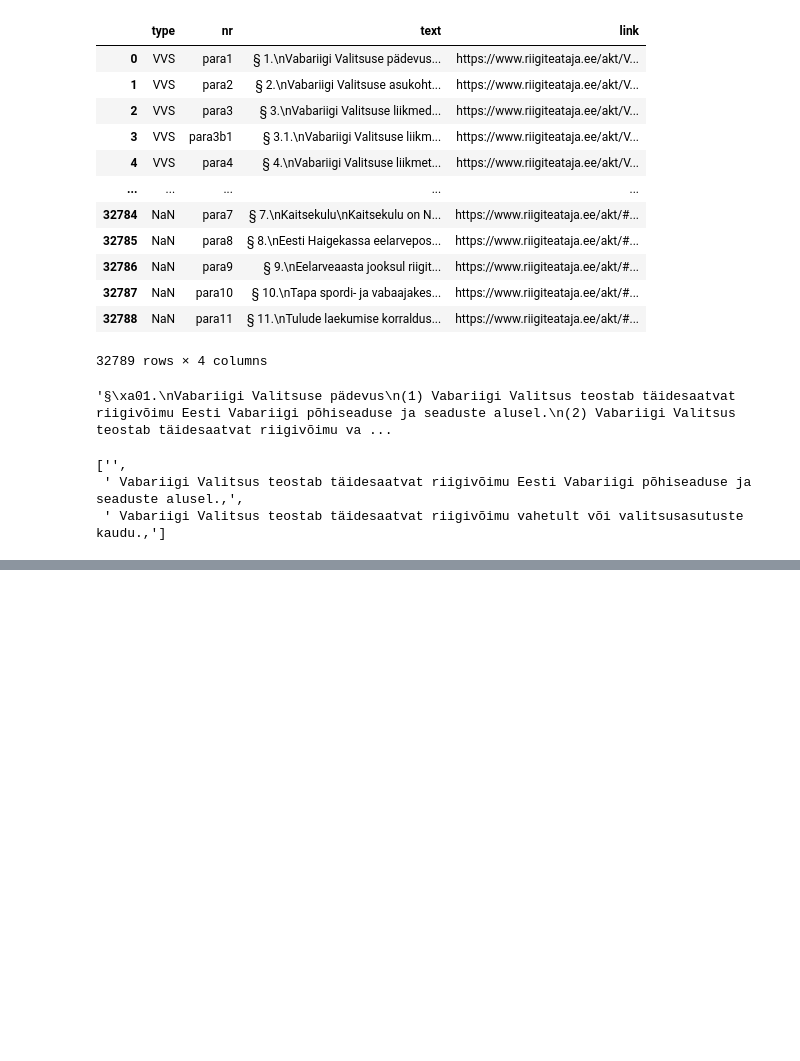
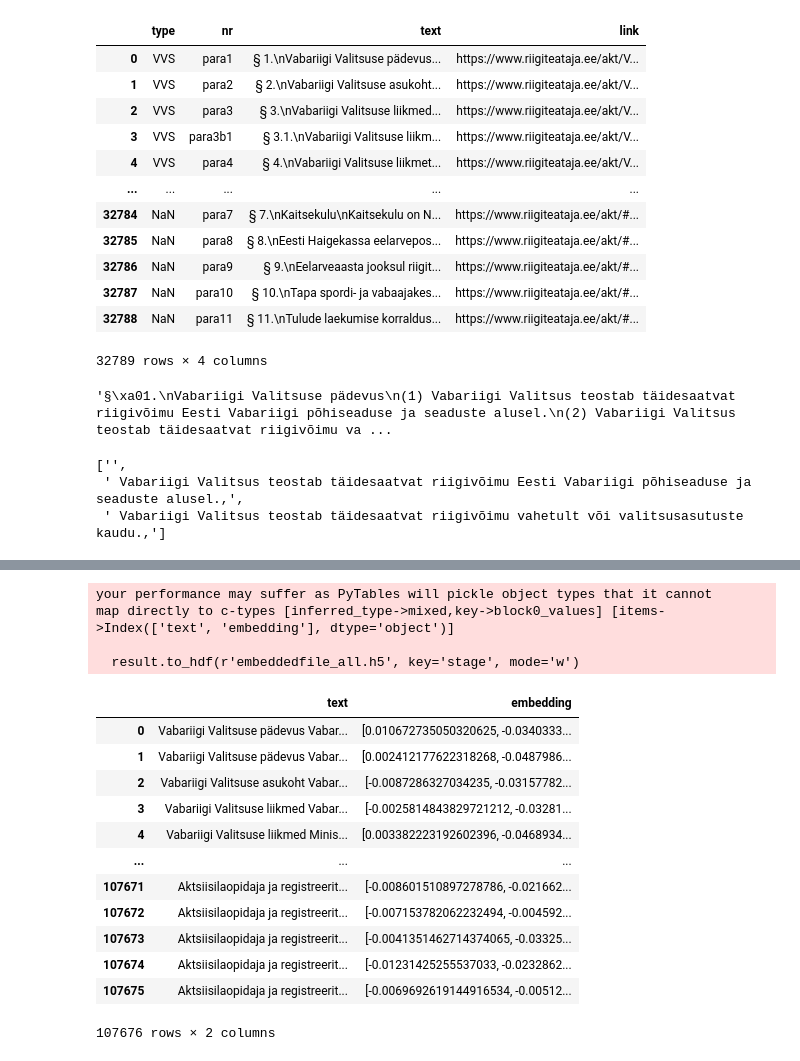
Before and after one commit to LonLoF/NN-Project, a Jupyter notebook: Testing.ipynb, the cells around one changed output, grey strips where cells are left out. Drawn from its saved outputs; the diff is of its cells as text; code cells hidden in the pictures; blank space fills up the shorter version.

```diff
--- a/Testing.ipynb
+++ b/Testing.ipynb
@@ -99,11 +180,32 @@ laws = np.array(df_less["concatenated"])
 #df['text'] = df['text'].astype('str')
 #df['embedding'] = df['embedding'].astype('str')
 # %%
-#otherwise loading is super slow
-#df.to_hdf(r'embeddedfile_2.h5', key='stage', mode='w')
+#loading is super slow
+result.to_hdf(r'embeddedfile_all.h5', key='stage', mode='w')
+# %% [output]
+your performance may suffer as PyTables will pickle object types that it cannot
+map directly to c-types [inferred_type->mixed,key->block0_values] [items->Index(['text', 'embedding'], dtype='object')]
+
+  result.to_hdf(r'embeddedfile_all.h5', key='stage', mode='w')
 # %%
-#reread = pd.read_hdf('./embeddedfile.h5')
+reread = pd.read_hdf('./embeddedfile_all.h5')
 # %%
 #reread = reread[:1000]
 # %%
 #reread.to_csv("sample_embeddings.csv")
+# %%
+reread
+# %% [output]
+|  | text | embedding |
+| 0 | Vabariigi Valitsuse pädevus Vabar... | [0.010672735050320625, -0.0340333... |
+| 1 | Vabariigi Valitsuse pädevus Vabar... | [0.002412177622318268, -0.0487986... |
+| 2 | Vabariigi Valitsuse asukoht Vabar... | [-0.0087286327034235, -0.03157782... |
+| 3 | Vabariigi Valitsuse liikmed Vabar... | [-0.0025814843829721212, -0.03281... |
+| 4 | Vabariigi Valitsuse liikmed Minis... | [0.003382223192602396, -0.0468934... |
+| ... | ... | ... |
+| 107671 | Aktsiisilaopidaja ja registreerit... | [-0.008601510897278786, -0.021662... |
+| 107672 | Aktsiisilaopidaja ja registreerit... | [-0.007153782062232494, -0.004592... |
+| 107673 | Aktsiisilaopidaja ja registreerit... | [-0.0041351462714374065, -0.03325... |
+| 107674 | Aktsiisilaopidaja ja registreerit... | [-0.01231425255537033, -0.0232862... |
+| 107675 | Aktsiisilaopidaja ja registreerit... | [-0.0069692619144916534, -0.00512... |
+107676 rows × 2 columns
```
Also changed, not shown: parts of 20 cells of this notebook.
